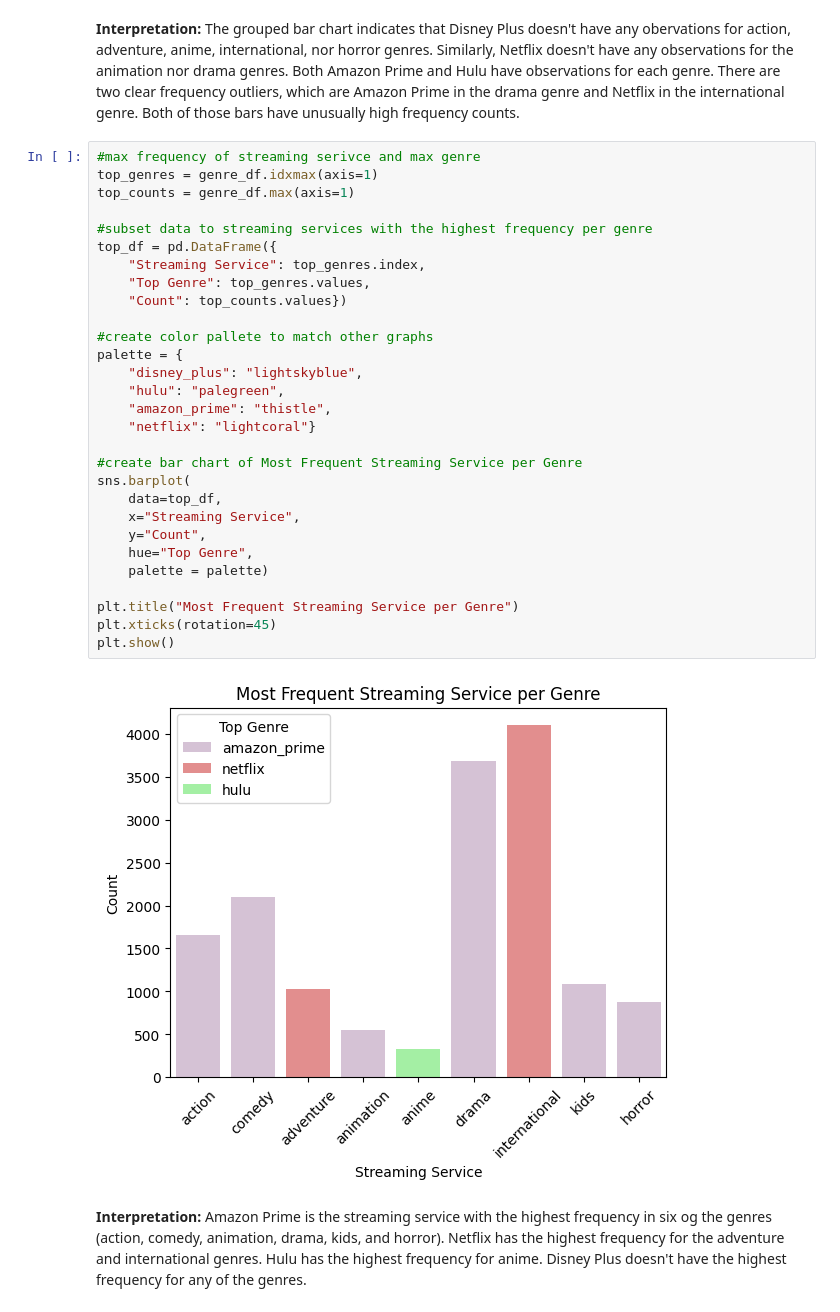
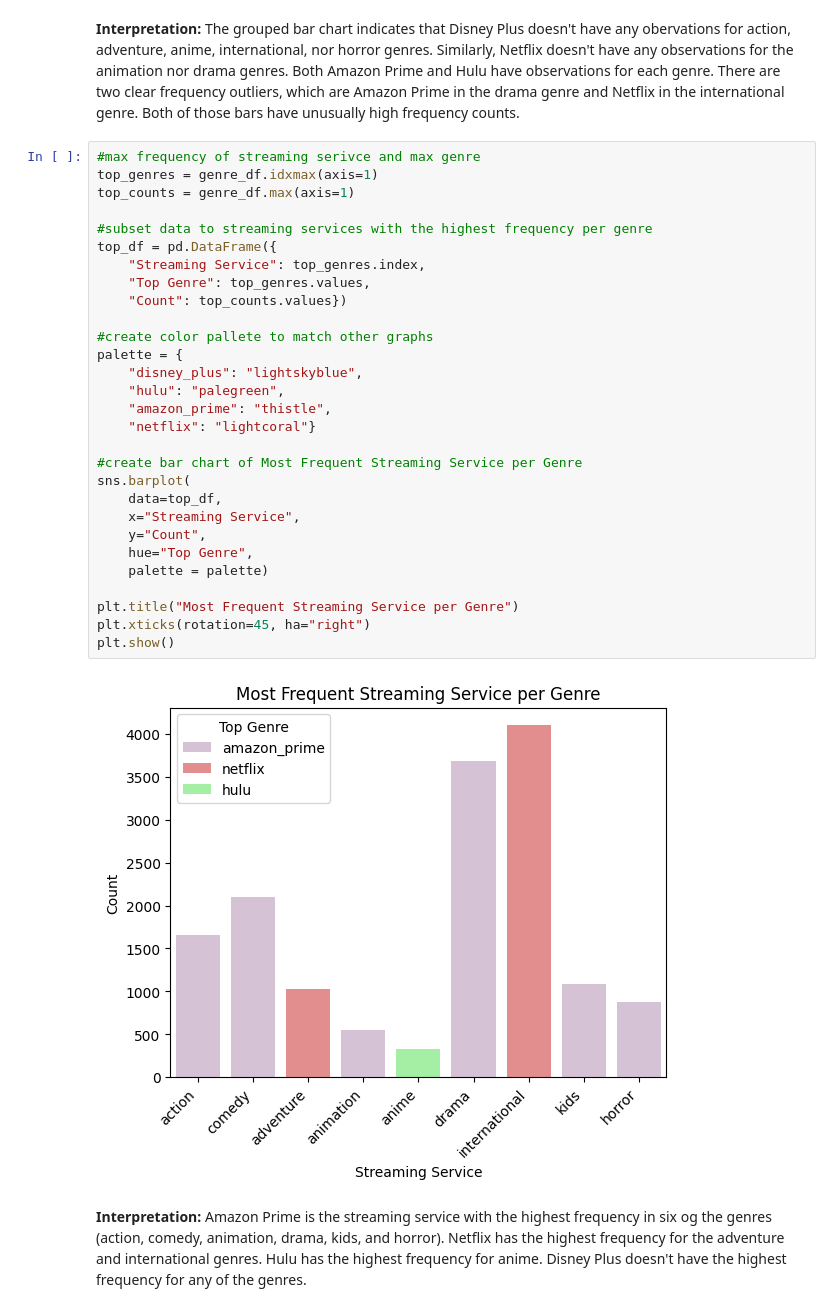
Before and after one commit to karisp94/si618_project, a Jupyter notebook: ProjectPart2.ipynb, the cells around one changed output. Saved outputs shown, nothing was run; the diff lists cells and outputs as text.

```diff
--- a/ProjectPart2.ipynb
+++ b/ProjectPart2.ipynb
@@ -291,34 +285,34 @@ plt.show()
 # %%
 #max frequency of streaming serivce and max genre
 top_genres = genre_df.idxmax(axis=1)
 top_counts = genre_df.max(axis=1)
 
 #subset data to streaming services with the highest frequency per genre
 top_df = pd.DataFrame({
     "Streaming Service": top_genres.index,
     "Top Genre": top_genres.values,
     "Count": top_counts.values})
 
 #create color pallete to match other graphs
 palette = {
     "disney_plus": "lightskyblue",
     "hulu": "palegreen",
     "amazon_prime": "thistle",
     "netflix": "lightcoral"}
 
 #create bar chart of Most Frequent Streaming Service per Genre
 sns.barplot(
     data=top_df,
     x="Streaming Service",
     y="Count",
     hue="Top Genre",
     palette = palette)
 
 plt.title("Most Frequent Streaming Service per Genre")
-plt.xticks(rotation=45)
+plt.xticks(rotation=45, ha="right")
 plt.show()
 # %% [output]
-[figure, old version]
+[figure, new version]
 # %% [markdown]
 **Interpretation:** Amazon Prime is the streaming service with the highest frequency in six og the genres (action, comedy, animation, drama, kids, and horror). Netflix has the highest frequency for the adventure and international genres. Hulu has the highest frequency for anime. Disney Plus doesn't have the highest frequency for any of the genres.
 # %%
```
Also changed, not shown: parts of 29 cells of this notebook.
